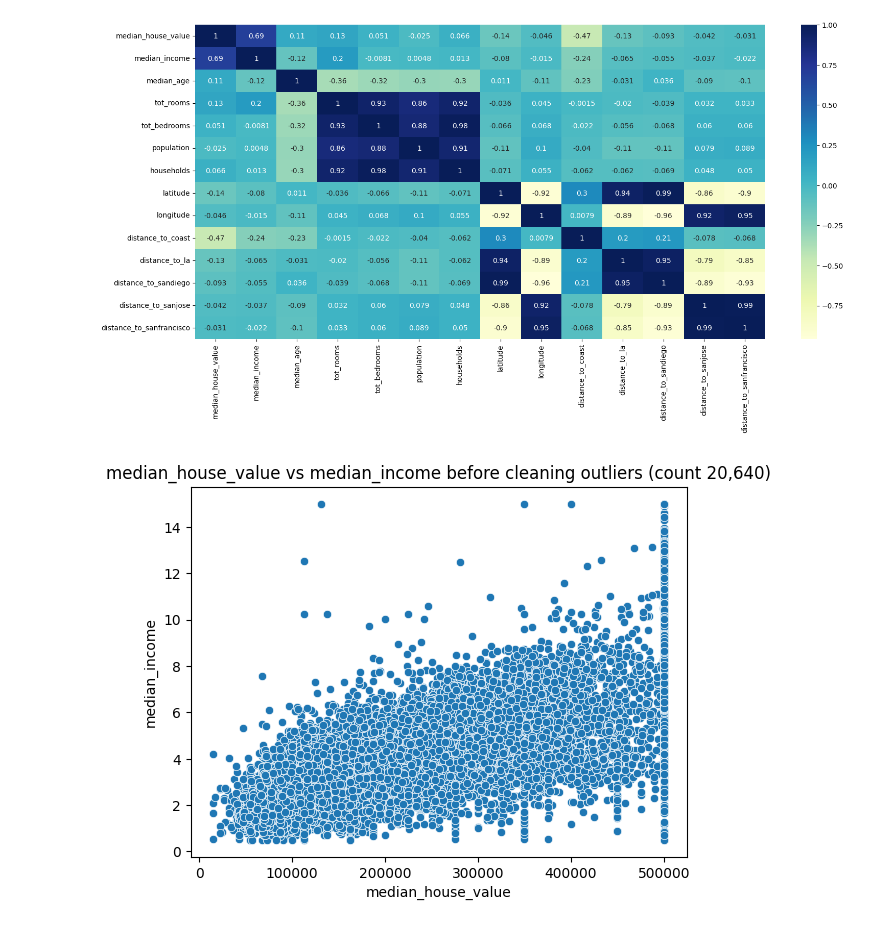
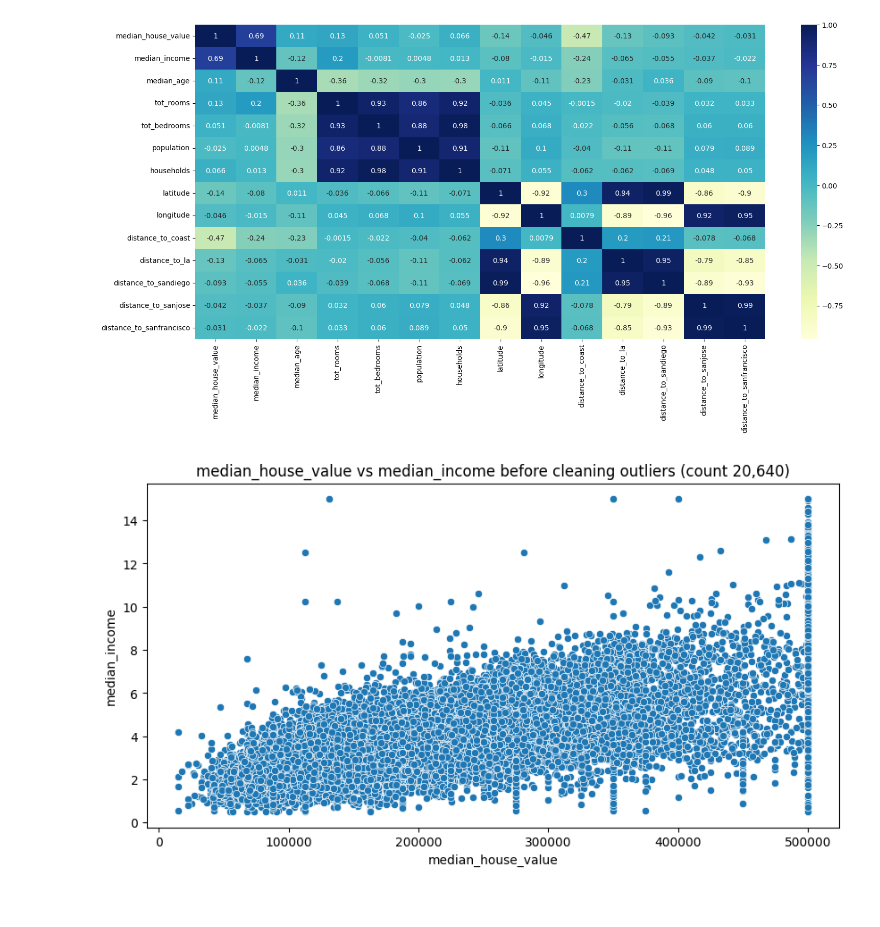
Before and after one commit to luiscberrocal/hacktoberfest-2023, a Jupyter notebook: house_pricing/House Price Prediction.ipynb, the cells around one changed output. Drawn from its saved outputs; the diff is of its cells as text; code cells hidden in the pictures.

```diff
--- a/house_pricing/House Price Prediction.ipynb
+++ b/house_pricing/House Price Prediction.ipynb
@@ -113,8 +116,11 @@ plt.show()
 # %% [output]
 [figure]
 # %%
-sns.scatterplot(data=df, x="median_house_value", y="median_income")
-plt.title(f'median_house_value vs median_income before cleaning outliers (count {df.shape[0]:,})')
+plt.figure(figsize=(10, 5))
+x_axis = 'median_house_value'
+y_axis = 'median_income'
+sns.scatterplot(data=df, x=x_axis, y=y_axis)
+plt.title(f'{x_axis} vs {y_axis} before cleaning outliers (count {df.shape[0]:,})')
 plt.show()
 # %% [output]
-[figure, old version]
+[figure, new version]
```
Also changed, not shown: parts of 3 cells of this notebook, 1 other file.
